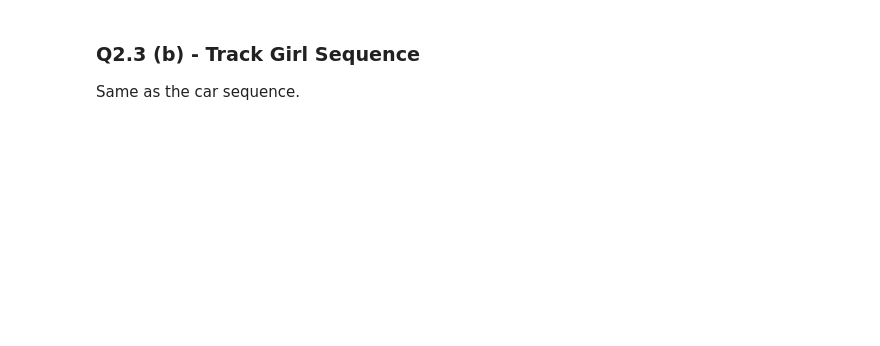
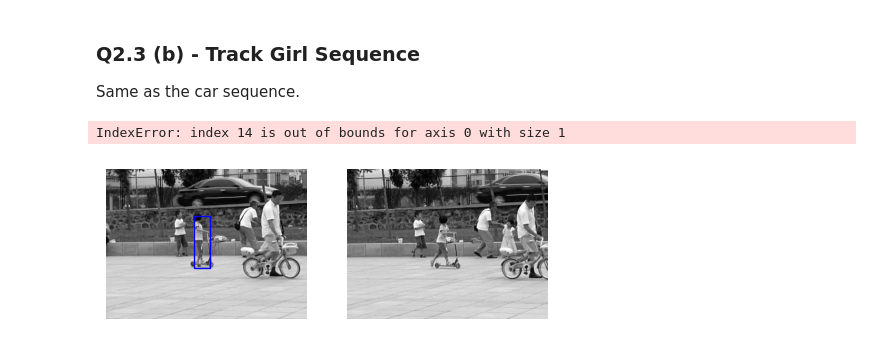
Before and after one commit to PAOK-2001/ComputerVision-16720, a Jupyter notebook: hw2/LucasKanade.ipynb, the cells around one changed output. Saved outputs shown, nothing was run; the diff lists cells and outputs as text; code cells hidden in the pictures; blank space fills up the shorter version.

```diff
--- a/hw2/LucasKanade.ipynb
+++ b/hw2/LucasKanade.ipynb
@@ -186,13 +281,16 @@ visualize_track(seq,rects,[0, 79, 159, 279, 409])
 Same as the car sequence.
 # %%
 # Loads the squence
-seq = np.load("/content/girlseq.npy")
+seq = np.load("data/girlseq.npy")
 rect = [280, 152, 330, 318]
 
 # NOTE: feel free to play with these parameters
 num_iters = 10000
 threshold = 0.01
 
 rects = TrackSequence(seq, rect, num_iters, threshold)
 
 visualize_track(seq,rects,[0, 14, 34, 64, 84])
+# %% [output]
+IndexError: index 14 is out of bounds for axis 0 with size 1
+[figure, added]
```
Also changed, not shown: parts of 8 cells of this notebook, 1 other file.
